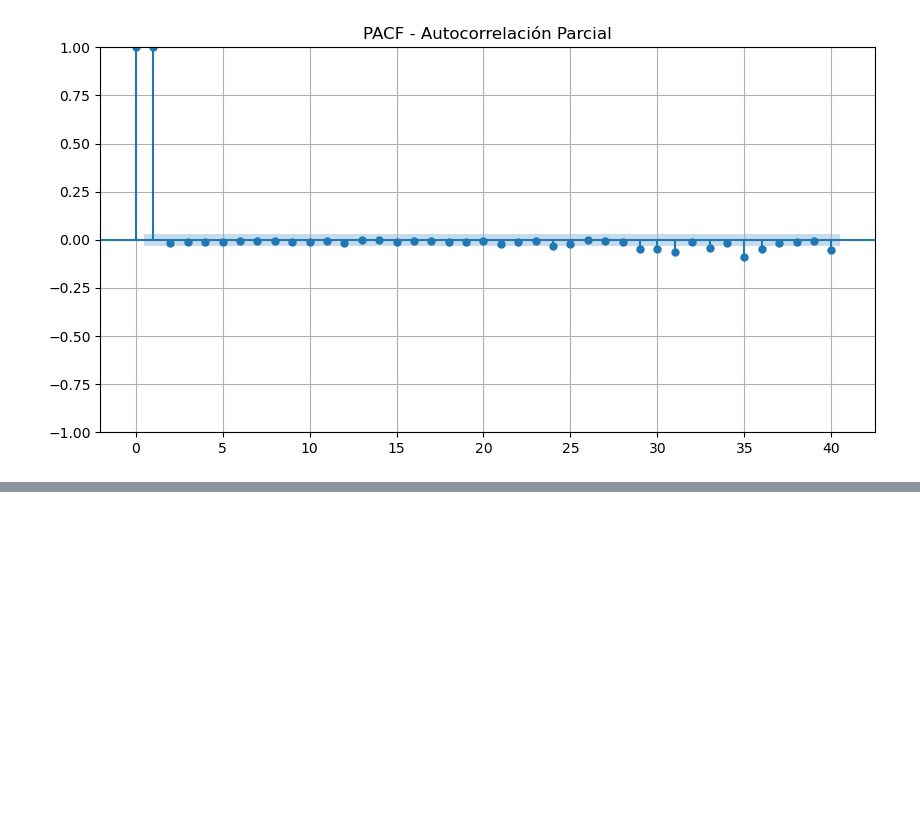
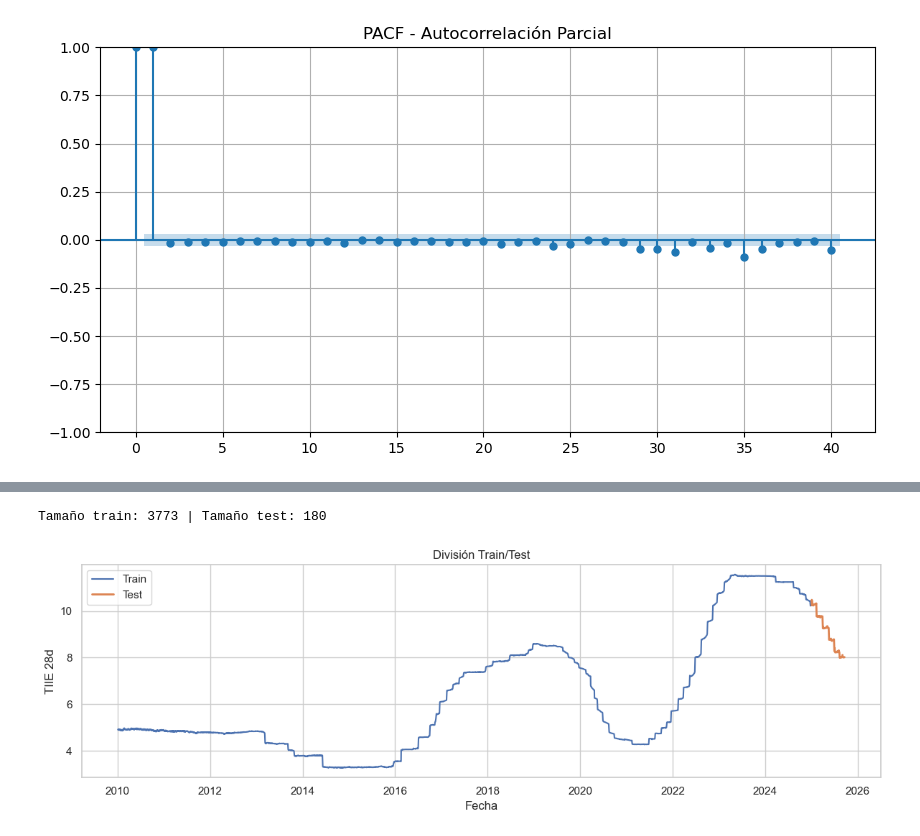
Before and after one commit to maxaguayo01/TIIE_28, a Jupyter notebook: TIIE_28dias.ipynb, the cells around one changed output, grey strips where cells are left out. Drawn from its saved outputs; the diff is of its cells as text; code cells hidden in the pictures; blank space fills up the shorter version.

```diff
--- a/TIIE_28dias.ipynb
+++ b/TIIE_28dias.ipynb
@@ -287,0 +346,21 @@ plt.show()
+# %%
+# 3. Usar auto_arima
+
+# Serie base
+y = df_recorte["dato"].astype(float)
+
+# Split
+train = y.loc[:'2024-12-31']
+test  = y.loc['2025-01-01':]
+
+print("Tamaño train:", train.shape[0], "| Tamaño test:", test.shape[0])
+
+# Visual train/test
+plt.figure(figsize=(12,4))
+plt.plot(train, label="Train")
+plt.plot(test, label="Test", linewidth=2)
+plt.title("División Train/Test")
+plt.xlabel("Fecha"); plt.ylabel("TIIE 28d"); plt.legend(); plt.tight_layout(); plt.show()
+# %% [output]
+Tamaño train: 3773 | Tamaño test: 180
+[figure, added]
```
Also changed, not shown: parts of 14 cells of this notebook.
